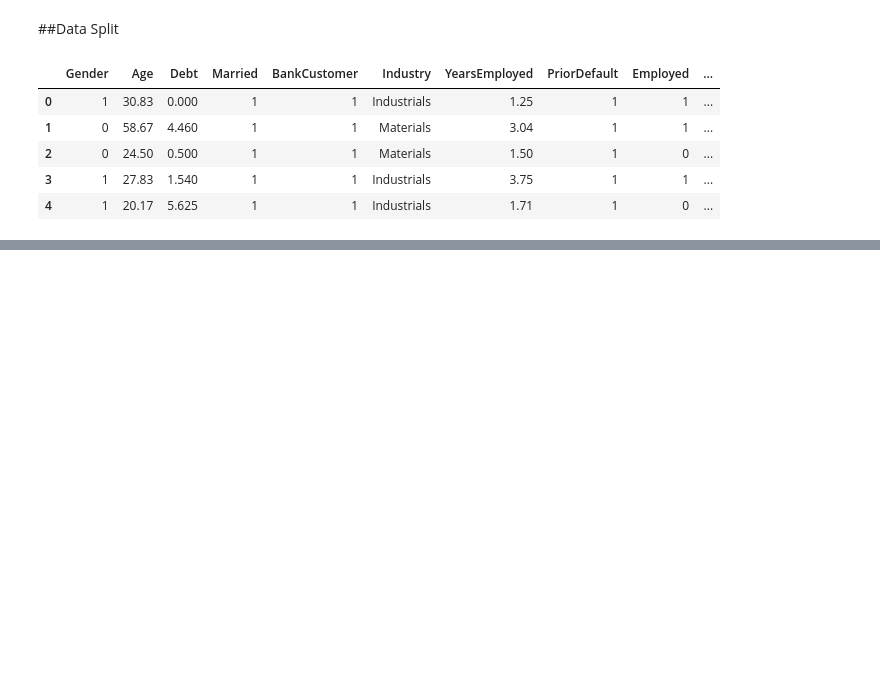
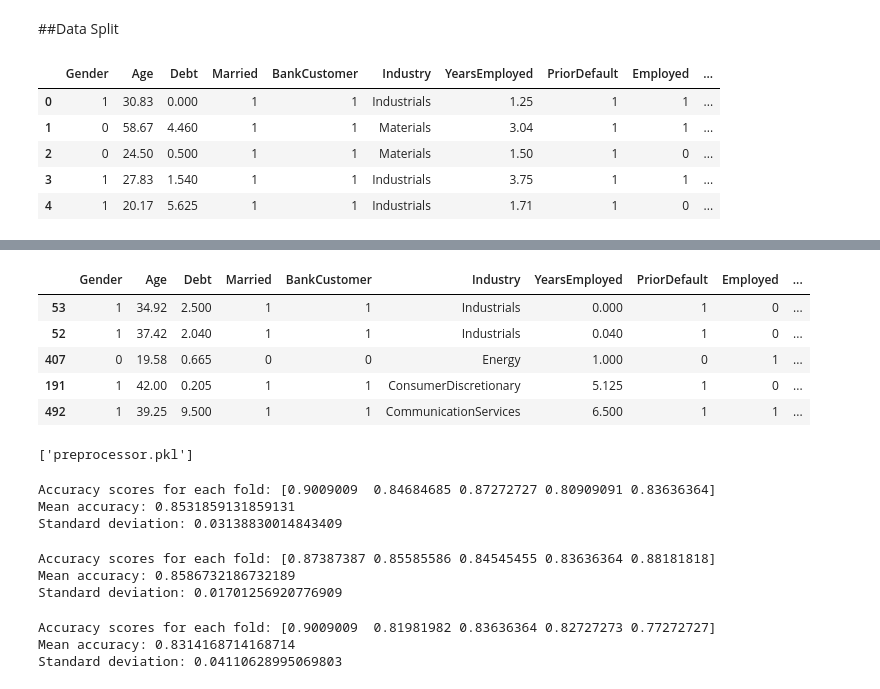
Before and after one commit to anujott-codes/Credit-Loan-Approval, a Jupyter notebook: Credit_Approval.ipynb, the cells around one changed output, grey strips where cells are left out. Drawn from its saved outputs; the diff is of its cells as text; code cells hidden in the pictures; blank space fills up the shorter version.

```diff
--- a/Credit_Approval.ipynb
+++ b/Credit_Approval.ipynb
@@ -249,0 +274,9 @@ X.head()
+# %%
+X_test.head()
+# %% [output]
+|  | Gender | Age | Debt | Married | BankCustomer | Industry | YearsEmployed | PriorDefault | Employed | ... |
+| 53 | 1 | 34.92 | 2.500 | 1 | 1 | Industrials | 0.000 | 1 | 0 | ... |
+| 52 | 1 | 37.42 | 2.040 | 1 | 1 | Industrials | 0.040 | 1 | 0 | ... |
+| 407 | 0 | 19.58 | 0.665 | 0 | 0 | Energy | 1.000 | 0 | 1 | ... |
+| 191 | 1 | 42.00 | 0.205 | 1 | 1 | ConsumerDiscretionary | 5.125 | 1 | 0 | ... |
+| 492 | 1 | 39.25 | 9.500 | 1 | 1 | CommunicationServices | 6.500 | 1 | 1 | ... |
@@ -249,0 +300,48 @@ X.head()
+# %%
+#saving preprocessor for deployment
+joblib.dump(preprocessor,'preprocessor.pkl')
+# %% [output]
+['preprocessor.pkl']
+# %%
+#logistic Regression
+lr = LogisticRegression(random_state = 42)
+skf = StratifiedKFold(n_splits=5, shuffle=True, random_state=42)
+
+# Perform 5-fold CV
+lr_scores = cross_val_score(lr, X_train_preprocessed, y_train, cv=skf, scoring='accuracy')
+
+print("Accuracy scores for each fold:", lr_scores)
+print("Mean accuracy:", lr_scores.mean())
+print("Standard deviation:", lr_scores.std())
+# %% [output]
+Accuracy scores for each fold: [0.9009009  0.84684685 0.87272727 0.80909091 0.83636364]
+Mean accuracy: 0.8531859131859131
+Standard deviation: 0.03138830014843409
+# %%
+#SVC
+svc = SVC(random_state = 42)
+
+# Perform 5-fold CV
+svc_scores = cross_val_score(svc, X_train_preprocessed, y_train, cv=skf, scoring='accuracy')
+
+print("Accuracy scores for each fold:", svc_scores)
+print("Mean accuracy:", svc_scores.mean())
+print("Standard deviation:", svc_scores.std())
+# %% [output]
+Accuracy scores for each fold: [0.87387387 0.85585586 0.84545455 0.83636364 0.88181818]
+Mean accuracy: 0.8586732186732189
+Standard deviation: 0.01701256920776909
+# %%
+#KNN
+knn = KNeighborsClassifier()
+
+# Perform 5-fold CV
+knn_scores = cross_val_score(knn, X_train_preprocessed, y_train, cv=skf, scoring='accuracy')
+
+print("Accuracy scores for each fold:", knn_scores)
+print("Mean accuracy:", knn_scores.mean())
+print("Standard deviation:", knn_scores.std())
+# %% [output]
+Accuracy scores for each fold: [0.9009009  0.81981982 0.83636364 0.82727273 0.77272727]
+Mean accuracy: 0.8314168714168714
+Standard deviation: 0.04110628995069803
```
Also changed, not shown: parts of 12 cells of this notebook.
